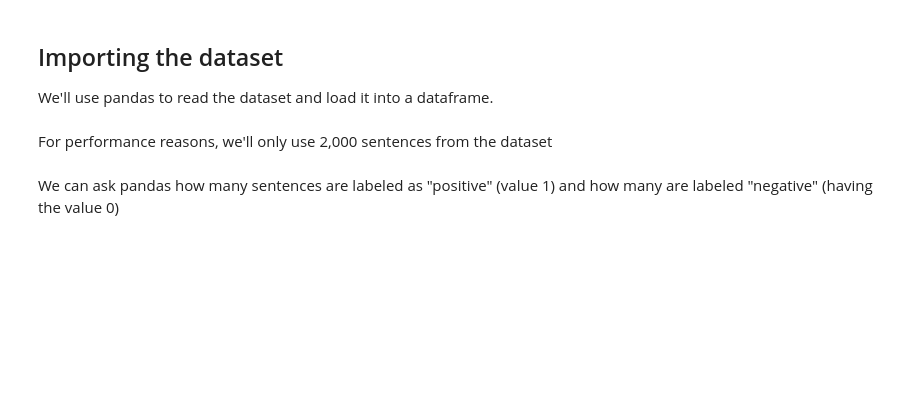
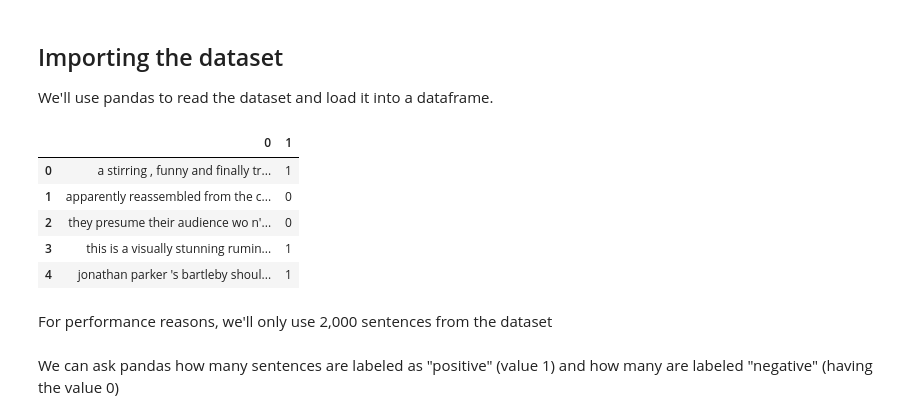
Before and after one commit to FebrianiFR/uoe-large-language-model, a Jupyter notebook: bert.ipynb, the cells around one changed output. Saved outputs shown, nothing was run; the diff lists cells and outputs as text; code cells hidden in the pictures; blank space fills up the shorter version.

```diff
--- a/bert.ipynb
+++ b/bert.ipynb
@@ -117,6 +118,15 @@ warnings.filterwarnings('ignore')
 We'll use pandas to read the dataset and load it into a dataframe.
 # %%
 df = pd.read_csv('https://github.com/clairett/pytorch-sentiment-classification/raw/master/data/SST2/train.tsv', delimiter='\t', header=None)
+# %%
+df.head()
+# %% [output]
+|  | 0 | 1 |
+| 0 | a stirring , funny and finally tr... | 1 |
+| 1 | apparently reassembled from the c... | 0 |
+| 2 | they presume their audience wo n'... | 0 |
+| 3 | this is a visually stunning rumin... | 1 |
+| 4 | jonathan parker 's bartleby shoul... | 1 |
 # %% [markdown]
 For performance reasons, we'll only use 2,000 sentences from the dataset
 # %%
```
Also changed, not shown: parts of 11 cells of this notebook, 1 other file.
